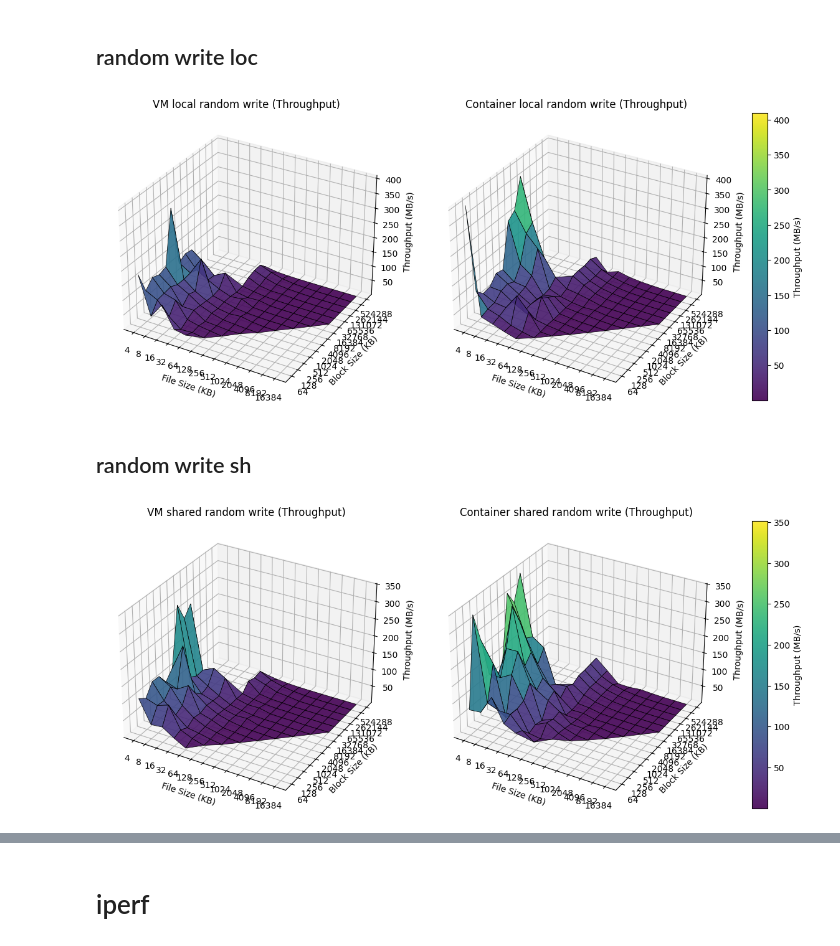
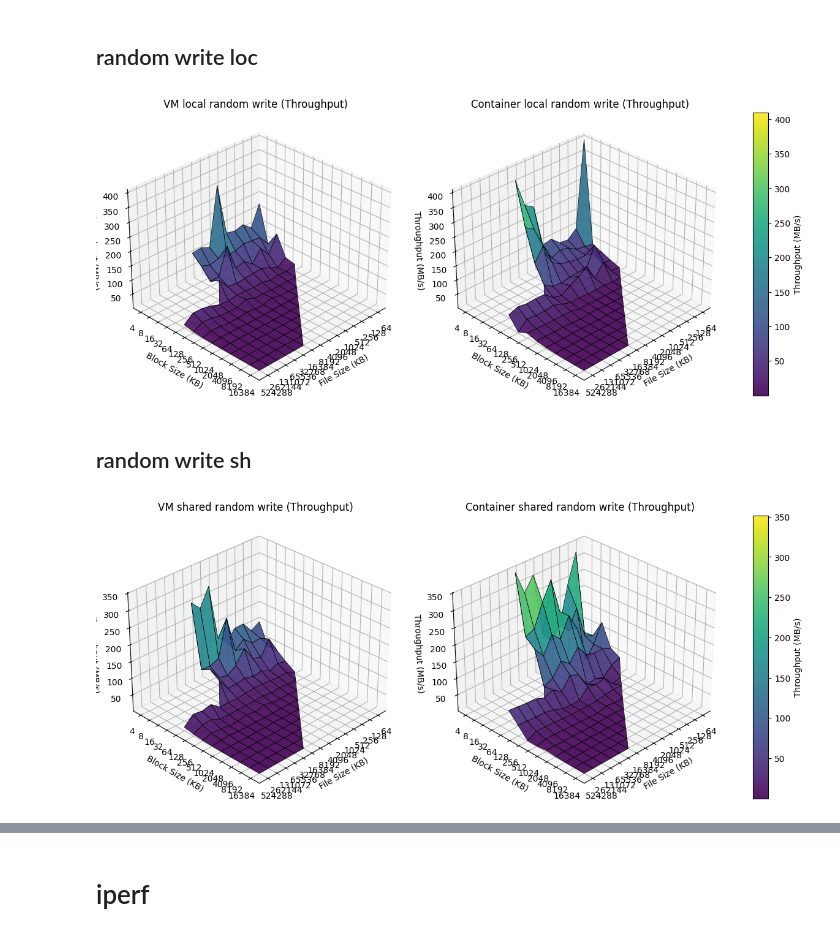
Before and after one commit to giovanni-lucarelli/cloud-basic, a Jupyter notebook: analysis/analysis2.ipynb, the cells around one changed output, grey strips where cells are left out. Saved outputs shown, nothing was run; the diff lists cells and outputs as text; code cells hidden in the pictures.

```diff
--- a/analysis/analysis2.ipynb
+++ b/analysis/analysis2.ipynb
@@ -592,3 +631,12 @@ def plot_fixed_filesize(vm_df, vm_sh_df, container_df, host_df, doc_sh_df, files
+# %%
+def load_and_transform_csv(path):
+    df_raw = pd.read_csv(path, index_col=0)
+    df = df_raw.transpose()
+    df.index.name = 'block_size'
+    df.reset_index(inplace=True)
+    df.columns = ['block_size'] + df.columns[1:].tolist()
+    df['block_size'] = df['block_size'].astype(int)
+    return df
 # %% [markdown]
 ## loc reader
 # %%
@@ -756,19 +721,19 @@ plot_fixed_filesize(vm_df= vm_loc_random_read, vm_sh_df=vm_sh_random_read, conta
 # %% [markdown]
 ## random write loc
 # %%
-doc_loc_random_write = pd.read_csv('./iozone/doc_loc_random_write_report.csv')
-vm_loc_random_write = pd.read_csv('./iozone/vm_loc_random_write_report.csv')
+doc_loc_random_write = load_and_transform_csv('./iozone/doc_loc_random_write_report.csv')
+vm_loc_random_write = load_and_transform_csv('./iozone/vm_loc_random_write_report.csv')
 
 plot_log_surfaces_side_by_side_log(vm_loc_random_write, doc_loc_random_write, label1='VM local random write', label2='Container local random write', cmap1='viridis', cmap2='viridis')
 # %% [output]
-[figure, old version]
+[figure, new version]
 # %% [markdown]
 ## random write sh
 # %%
-doc_sh_random_write = pd.read_csv('./iozone/doc_sh_random_write_report.csv')
-vm_sh_random_write = pd.read_csv('./iozone/vm_sh_random_write_report.csv')
+doc_sh_random_write = load_and_transform_csv('./iozone/doc_sh_random_write_report.csv')
+vm_sh_random_write = load_and_transform_csv('./iozone/vm_sh_random_write_report.csv')
 
 plot_log_surfaces_side_by_side_log(vm_sh_random_write, doc_sh_random_write, label1='VM shared random write', label2='Container shared random write', cmap1='viridis', cmap2='viridis')
 # %% [output]
-[figure, old version]
+[figure, new version]
 # %%
```
Also changed, not shown: parts of 20 cells of this notebook, 17 other files.
